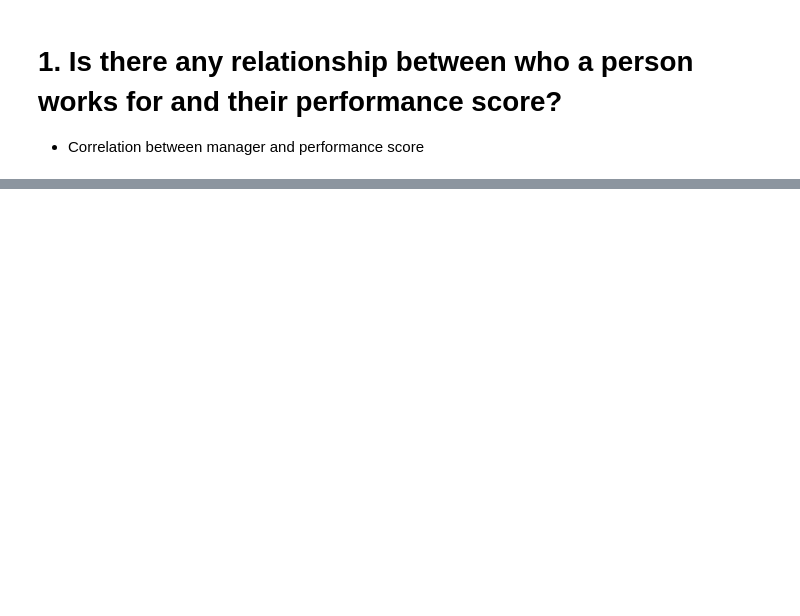
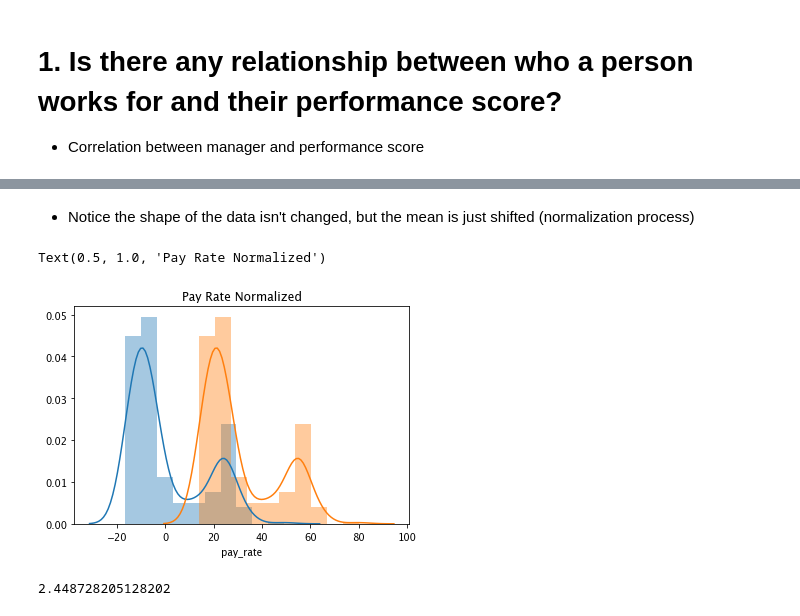
Before and after one commit to estkae/HR_project, a Jupyter notebook: Solving_Problems.ipynb, the cells around one changed output, grey strips where cells are left out. Cells and saved outputs as stored; diff of their text form; code cells hidden in the pictures; blank space fills up the shorter version.

```diff
--- a/Solving_Problems.ipynb
+++ b/Solving_Problems.ipynb
@@ -224,0 +311,11 @@ TypeError: can only concatenate str (not "float") to str
+# %% [markdown]
+- Notice the shape of the data isn't changed, but the mean is just shifted (normalization process)
+# %%
+pay_normalized = mean_normalize(hr_data['pay_rate'])
+# Visualize the PAY data distribution before and after mean normalization
+sns.distplot(pay_normalized)
+sns.distplot(hr_data['pay_rate'])
+plt.title('Pay Rate Normalized')
+# %% [output]
+Text(0.5, 1.0, 'Pay Rate Normalized')
+[figure, added]
@@ -224,0 +347,4 @@ TypeError: can only concatenate str (not "float") to str
+# %%
+covariance(age_normalized,pay_normalized)
+# %% [output]
+2.448728205128202
```
Also changed, not shown: parts of 40 cells of this notebook.
